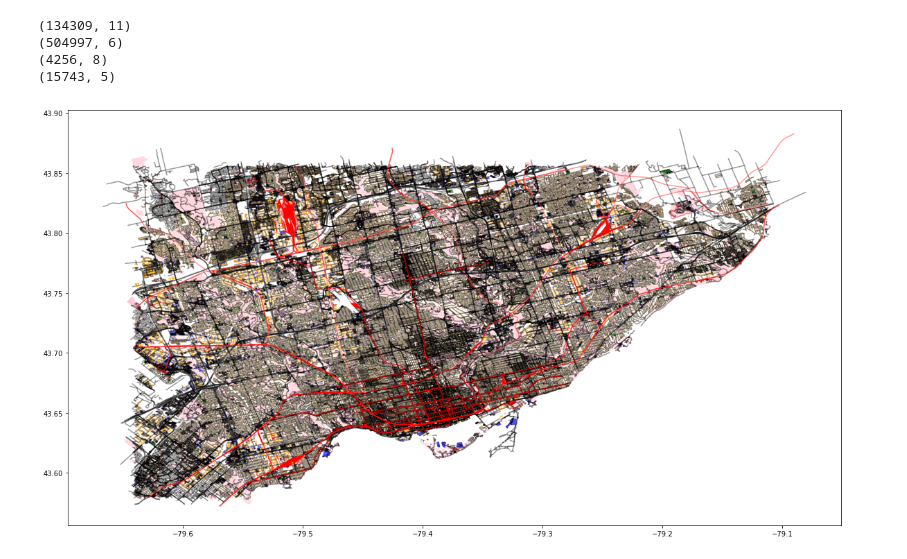
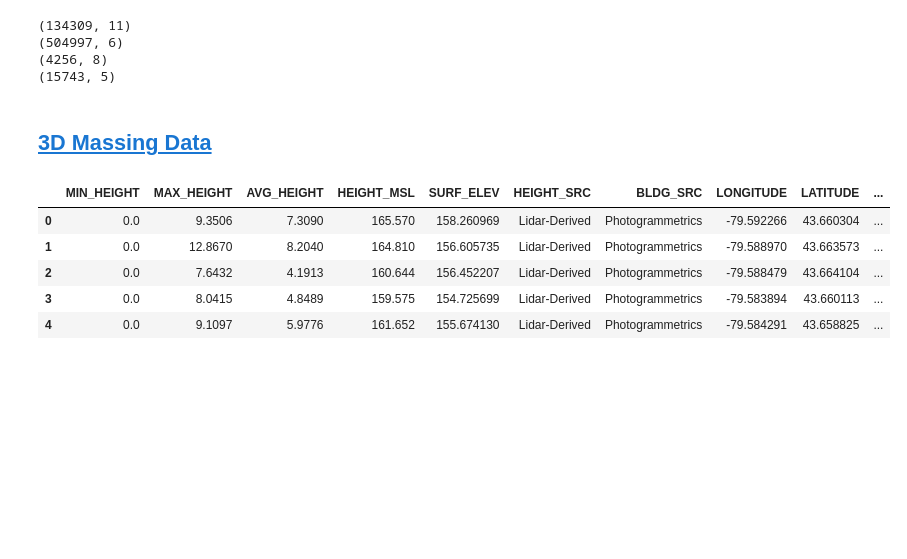
Before and after one commit to MachineLearningJournalClub/GAMELEON, a Jupyter notebook: GIS_Data_Toronto.ipynb, the cells around one changed output. Saved outputs shown, nothing was run; the diff lists cells and outputs as text; code cells hidden in the pictures; blank space fills up the shorter version.

```diff
--- a/GIS_Data_Toronto.ipynb
+++ b/GIS_Data_Toronto.ipynb
@@ -114,6 +116,7 @@ print(DF_parking_toronto.shape)
 (4256, 8)
 (15743, 5)
 # %%
+"""
 # matplotlib qt permette di avere una figura interattiva
 # %matplotlib qt
 
@@ -126,6 +129,7 @@ DF_public_places_toronto.plot(ax = ax , alpha = 0.6, color = "pink")
 DF_parking_toronto.plot(ax = ax, alpha = 0.7, color = "blue")
 DF_churches_toronto.plot(ax = ax, alpha = 0.7, color = "green")
 DF_railway_toronto.plot(ax = ax, alpha = 0.4, color = "red")
-fig.savefig("Data/Toronto_Net.png", dpi = 1200)
+#fig.savefig("Data/Toronto_Net.png", dpi = 1200)
+""";
-# %% [output]
-[figure, removed]
+# %% [markdown]
+## [3D Massing Data](https://ckan0.cf.opendata.inter.prod-toronto.ca/tl/dataset/3d-massing)
@@ -131,0 +138,9 @@ fig.savefig("Data/Toronto_Net.png", dpi = 1200)
+# %%
+height_buildings.head()
+# %% [output]
+|  | MIN_HEIGHT | MAX_HEIGHT | AVG_HEIGHT | HEIGHT_MSL | SURF_ELEV | HEIGHT_SRC | BLDG_SRC | LONGITUDE | LATITUDE | ... |
+| 0 | 0.0 | 9.3506 | 7.3090 | 165.570 | 158.260969 | Lidar-Derived | Photogrammetrics | -79.592266 | 43.660304 | ... |
+| 1 | 0.0 | 12.8670 | 8.2040 | 164.810 | 156.605735 | Lidar-Derived | Photogrammetrics | -79.588970 | 43.663573 | ... |
+| 2 | 0.0 | 7.6432 | 4.1913 | 160.644 | 156.452207 | Lidar-Derived | Photogrammetrics | -79.588479 | 43.664104 | ... |
+| 3 | 0.0 | 8.0415 | 4.8489 | 159.575 | 154.725699 | Lidar-Derived | Photogrammetrics | -79.583894 | 43.660113 | ... |
+| 4 | 0.0 | 9.1097 | 5.9776 | 161.652 | 155.674130 | Lidar-Derived | Photogrammetrics | -79.584291 | 43.658825 | ... |
```
Also changed, not shown: parts of 10 cells of this notebook.
